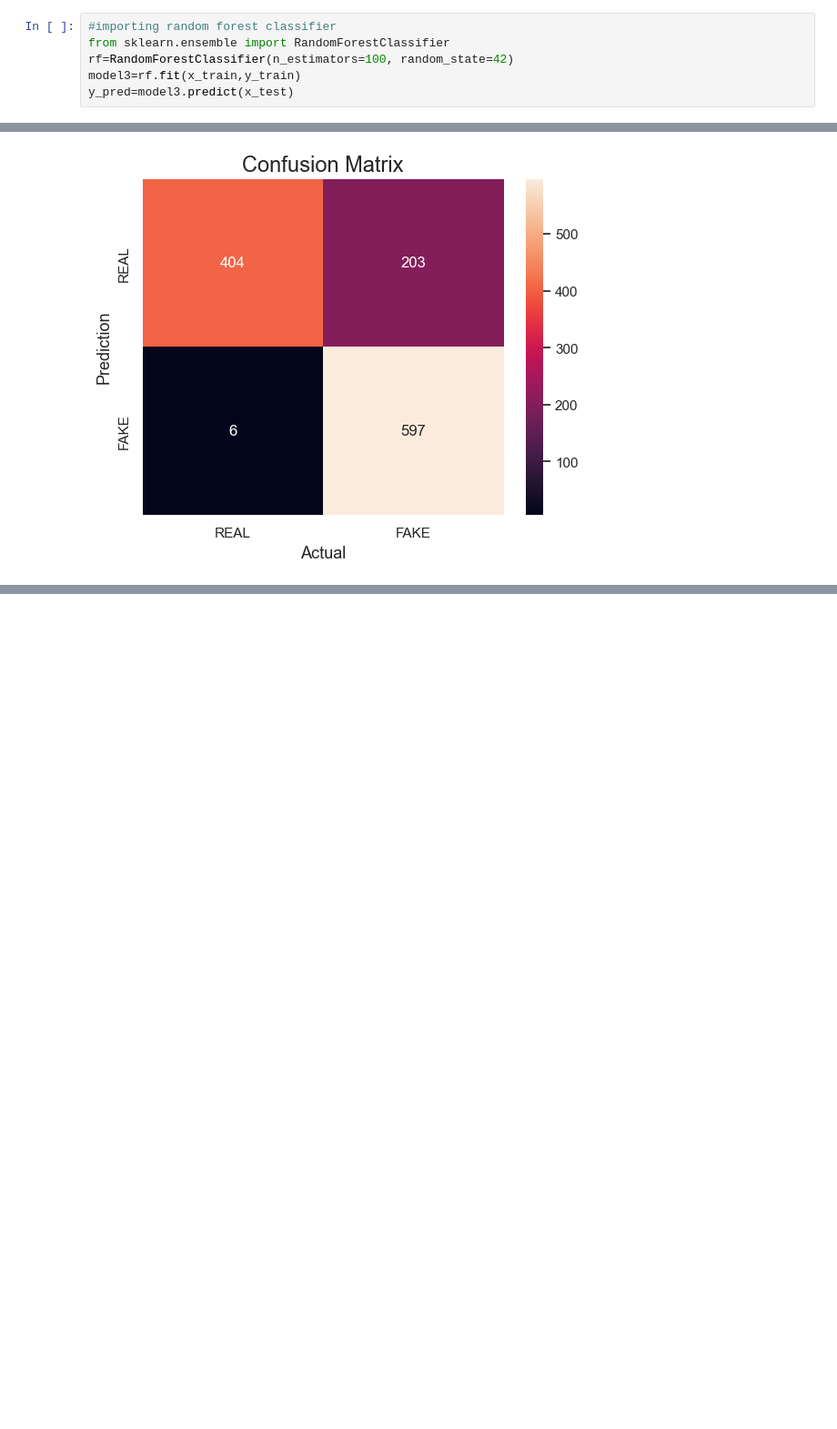
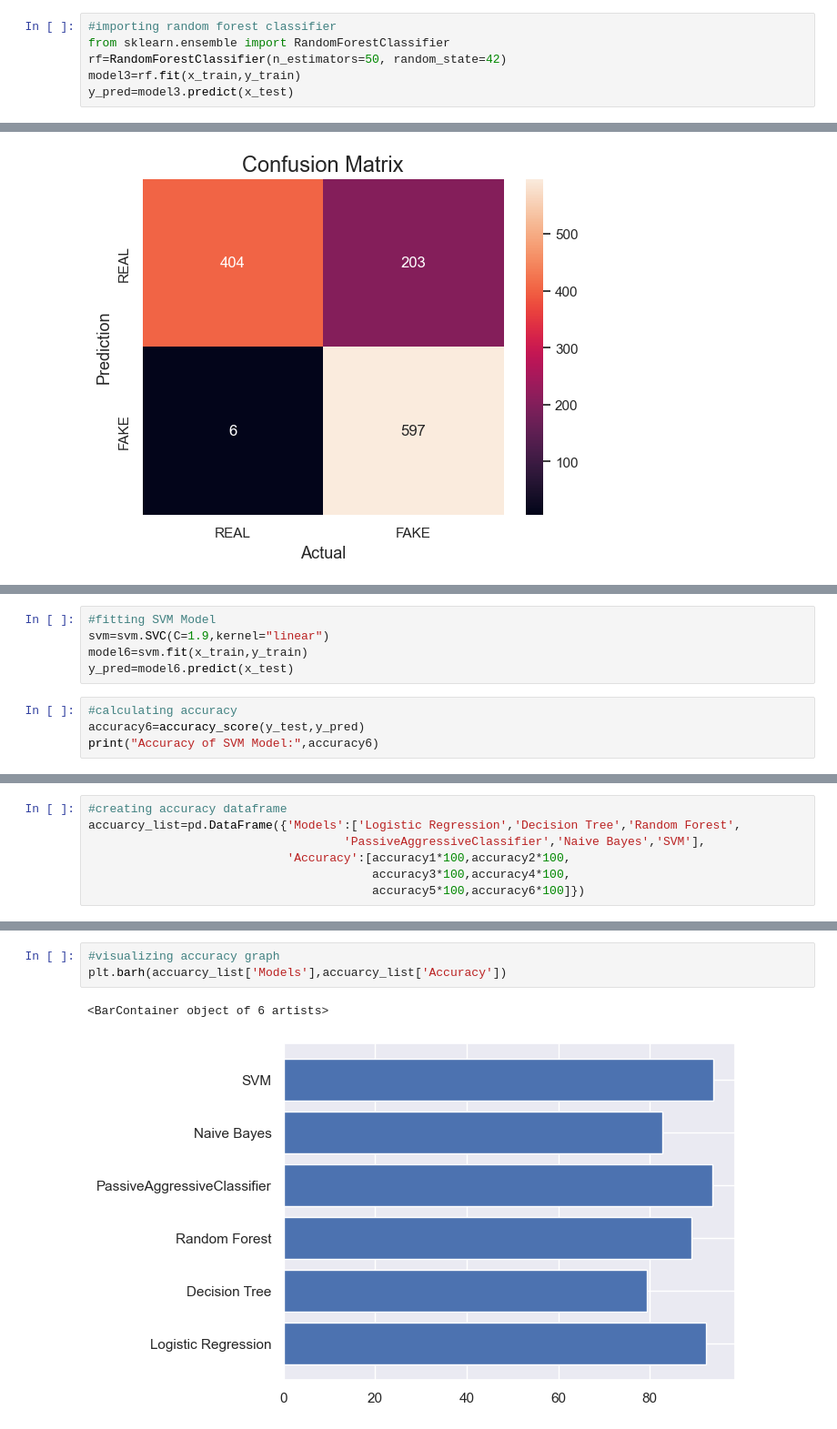
Before and after one commit to bandhavi2913/Fake-news-detection, a Jupyter notebook: Fake news detection.ipynb, the cells around one changed output, grey strips where cells are left out. Shown at 91% size. Saved outputs shown, nothing was run; the diff lists cells and outputs as text; blank space fills up the shorter version.

```diff
--- a/Fake news detection.ipynb
+++ b/Fake news detection.ipynb
@@ -503,7 +503,7 @@ plt.show
 # %%
 #importing random forest classifier
 from sklearn.ensemble import RandomForestClassifier
-rf=RandomForestClassifier(n_estimators=100, random_state=42)
+rf=RandomForestClassifier(n_estimators=50, random_state=42)
 model3=rf.fit(x_train,y_train)
 y_pred=model3.predict(x_test)
 # %%
@@ -632,0 +638,9 @@ plt.show
+# %%
+#fitting SVM Model
+svm=svm.SVC(C=1.9,kernel="linear")
+model6=svm.fit(x_train,y_train)
+y_pred=model6.predict(x_test)
+# %%
+#calculating accuracy
+accuracy6=accuracy_score(y_test,y_pred)
+print("Accuracy of SVM Model:",accuracy6)
@@ -632,0 +651,7 @@ plt.show
+# %%
+#creating accuracy dataframe
+accuarcy_list=pd.DataFrame({'Models':['Logistic Regression','Decision Tree','Random Forest',
+                                    'PassiveAggressiveClassifier','Naive Bayes','SVM'],
+                            'Accuracy':[accuracy1*100,accuracy2*100,
+                                        accuracy3*100,accuracy4*100,
+                                        accuracy5*100,accuracy6*100]})
@@ -632,0 +670,6 @@ plt.show
+# %%
+#visualizing accuracy graph
+plt.barh(accuarcy_list['Models'],accuarcy_list['Accuracy'])
+# %% [output]
+<BarContainer object of 6 artists>
+[figure, added]
```
Also changed, not shown: parts of 32 cells of this notebook, 1 other file.
